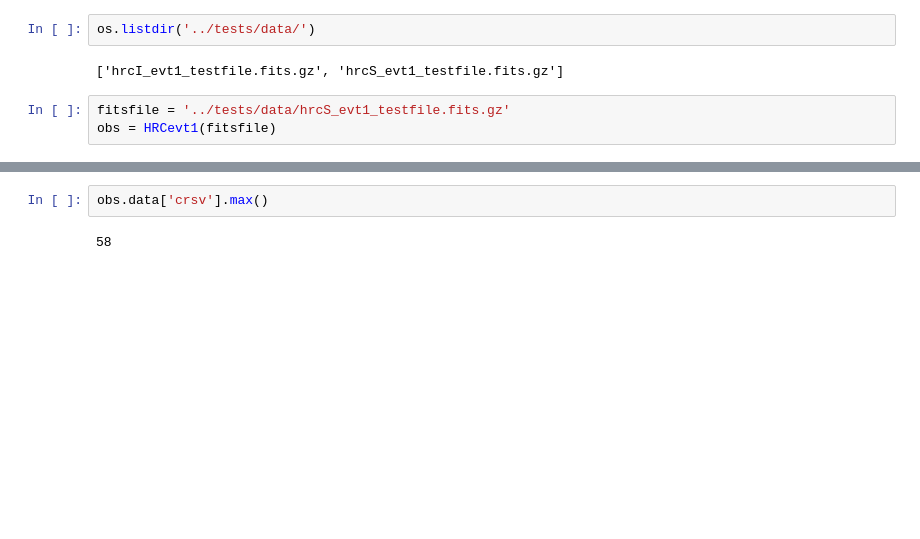
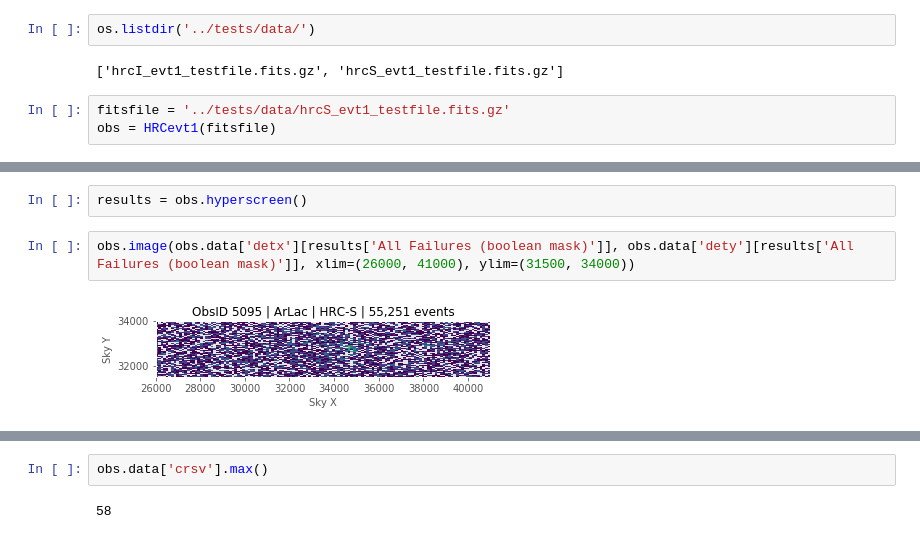
Before and after one commit to granttremblay/hyperscreen, a Jupyter notebook: notebooks/Troubleshooting.ipynb, the cells around one changed output, grey strips where cells are left out. Saved outputs shown, nothing was run; the diff lists cells and outputs as text; blank space fills up the shorter version.

```diff
--- a/notebooks/Troubleshooting.ipynb
+++ b/notebooks/Troubleshooting.ipynb
@@ -529,3 +556,9 @@ obs.boomerang()
+# %%
+results = obs.hyperscreen()
+# %%
+obs.image(obs.data['detx'][results['All Failures (boolean mask)']], obs.data['dety'][results['All Failures (boolean mask)']], xlim=(26000, 41000), ylim=(31500, 34000))
+# %% [output]
+[figure, added]
 # %%
 obs.data['crsv'].min()
 # %% [output]
```
Also changed, not shown: parts of 4 cells of this notebook, 2 other files.
